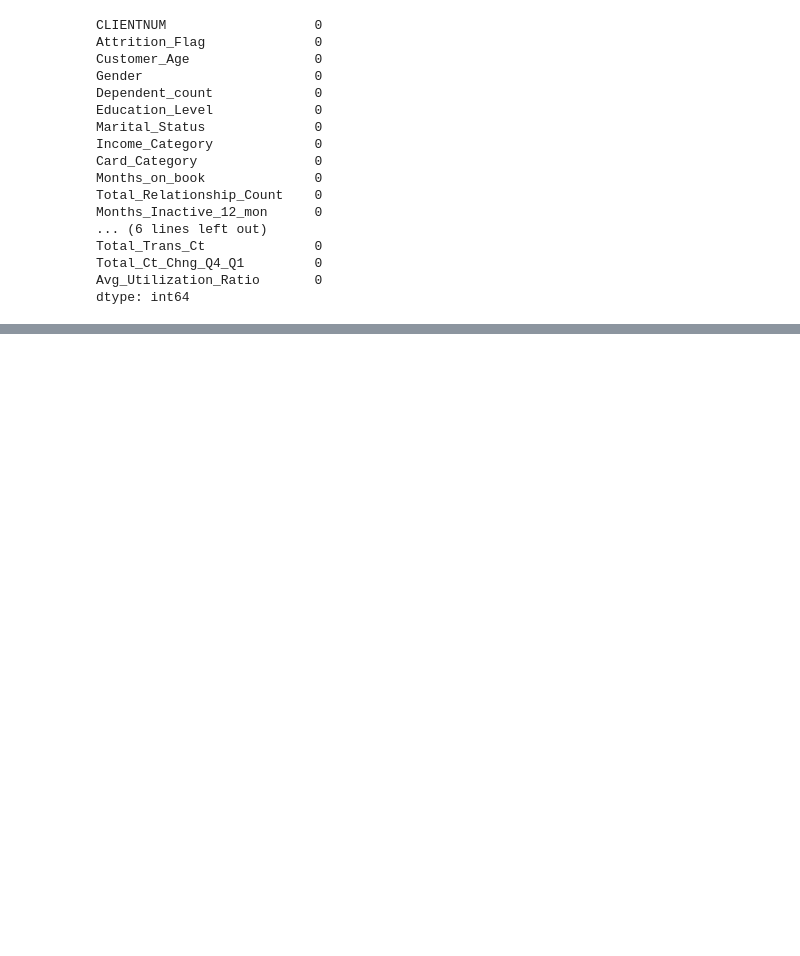
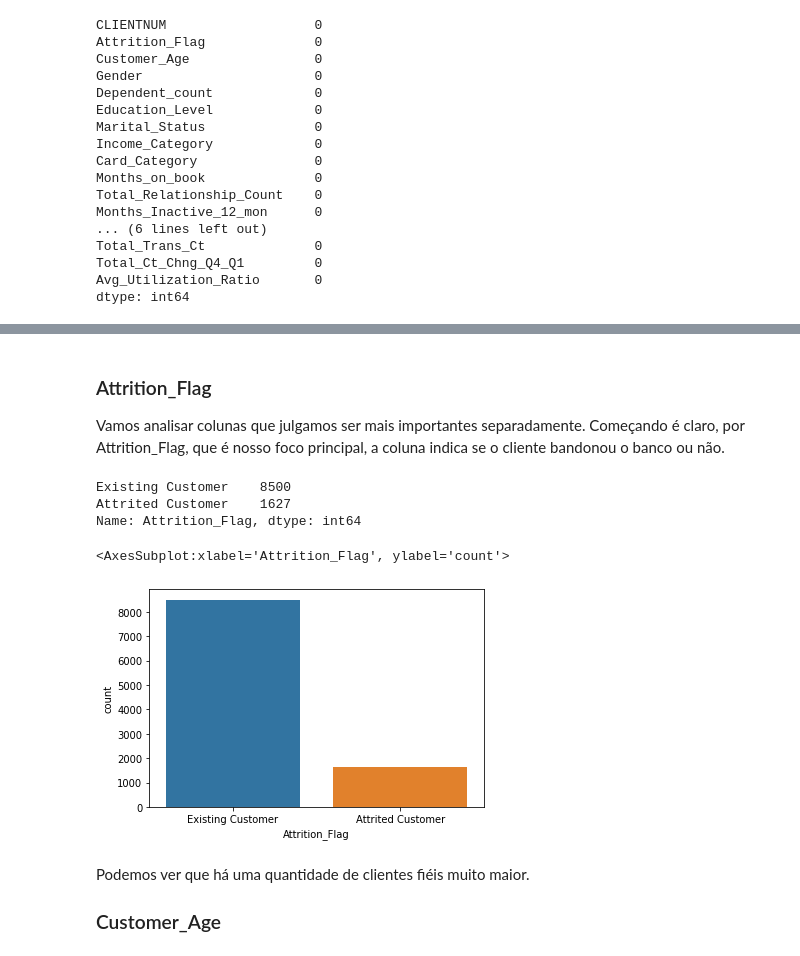
Before and after one commit to EuReinoso/MachineLearning-Tutorial, a Jupyter notebook: Exemplo4/BankChurners.ipynb, the cells around one changed output, grey strips where cells are left out. Drawn from its saved outputs; the diff is of its cells as text; code cells hidden in the pictures; blank space fills up the shorter version.

```diff
--- a/Exemplo4/BankChurners.ipynb
+++ b/Exemplo4/BankChurners.ipynb
@@ -61,0 +79,19 @@ AttributeError: 'DataFrame' object has no attribute 'churr'
+# %% [markdown]
+### Attrition_Flag
+
+Vamos analisar colunas que julgamos ser mais importantes separadamente. Começando é claro, por Attrition_Flag, que é nosso foco principal, a coluna indica se o cliente bandonou o banco ou não.
+# %%
+df['Attrition_Flag'].value_counts()
+# %% [output]
+Existing Customer    8500
+Attrited Customer    1627
+Name: Attrition_Flag, dtype: int64
+# %%
+sns.countplot(df['Attrition_Flag'])
+# %% [output]
+<AxesSubplot:xlabel='Attrition_Flag', ylabel='count'>
+[figure, added]
+# %% [markdown]
+Podemos ver que há uma quantidade de clientes fiéis muito maior.
+
+### Customer_Age
```
Also changed, not shown: parts of 37 cells of this notebook.
